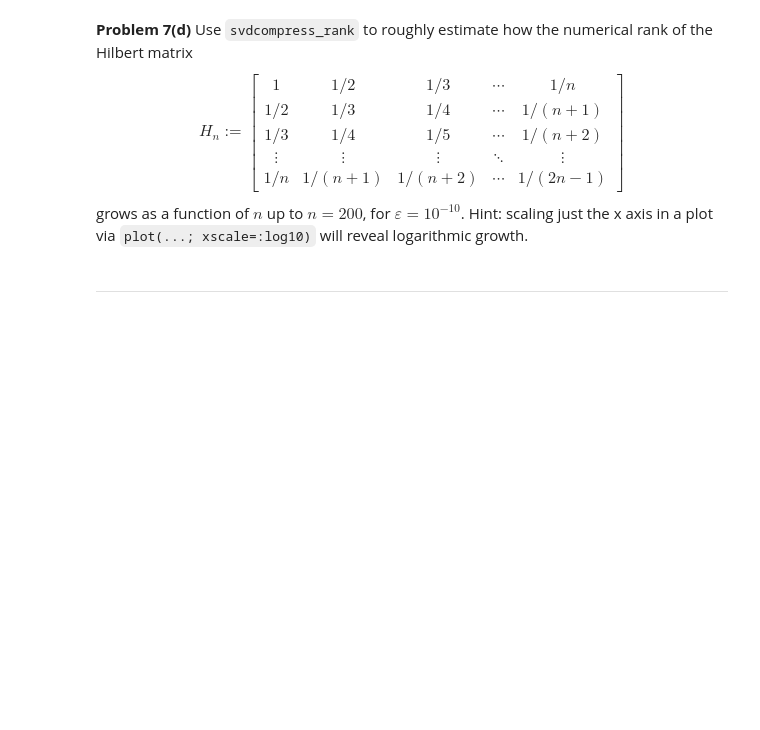
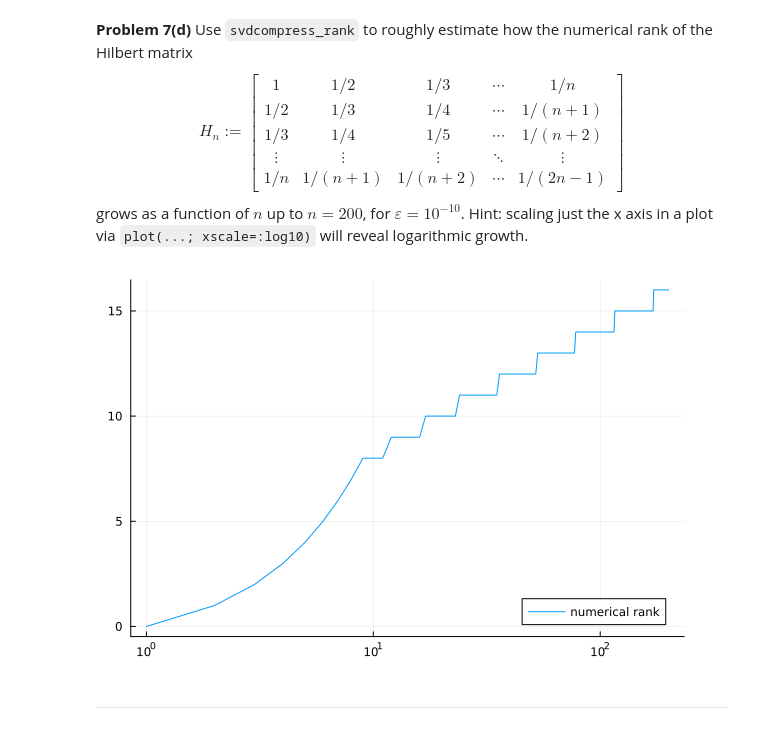
Before and after one commit to lovelife383/MATH50003NumericalAnalysis, a Jupyter notebook: labs/lab7.ipynb, the cells around one changed output. Saved outputs shown, nothing was run; the diff lists cells and outputs as text; code cells hidden in the pictures; blank space fills up the shorter version.

```diff
--- a/labs/lab7.ipynb
+++ b/labs/lab7.ipynb
@@ -484,0 +483,10 @@ function svdcompress_rank(A::Matrix, ε::Real)
+# %%
+function svdcompress_rank(A::Matrix, ε::Real)
+    S = svd(A).S
+    n = length(S)
+    for k = 0:n-1
+        if S[k+1] ≤ ε || k == n-1
+            return k
+        end
+    end
+end
@@ -496,6 +506,13 @@ grows as a function
 of $n$ up to $n = 200$, for $ε = 10^{-10}$.
 Hint: scaling just the x axis in a plot via `plot(...; xscale=:log10)` will reveal logarithmic
 growth.
+# %%
+H = n -> [1/(j + k - 1) for j = 1:n, k = 1:n]
+ε = 10^(-10)
+ranks = [svdcompress_rank(H(n), ε) for n in 1:200]
+plot(1:200, ranks; xscale=:log10, label="numerical rank")
+# %% [output]
+[figure, added]
 # %% [markdown]
 -----
 # %% [markdown]
```
Also changed, not shown: parts of 2 cells of this notebook.
